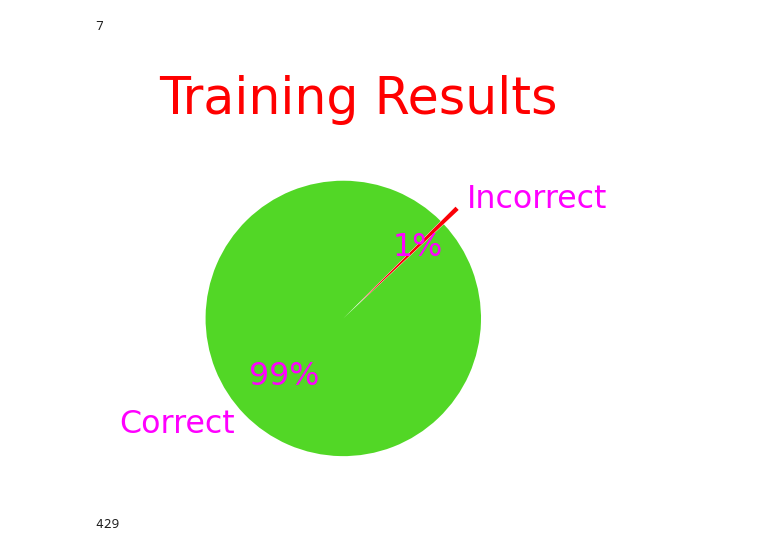
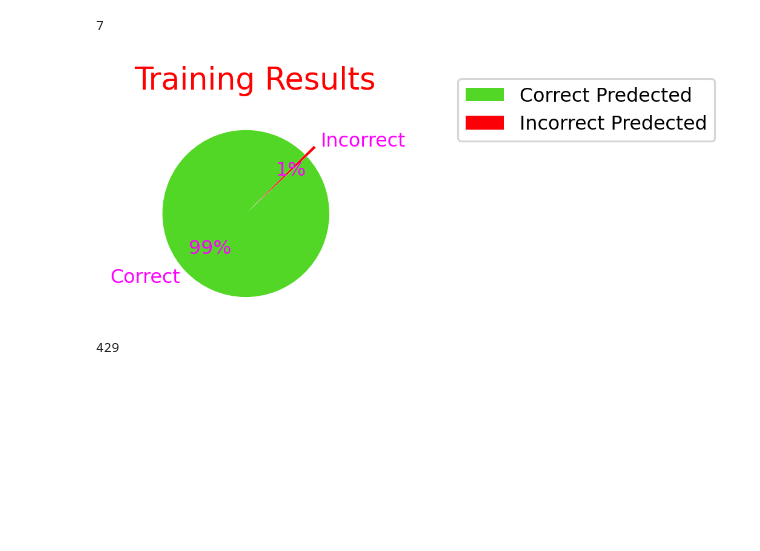
Before and after one commit to Hello49/multiclass, a Jupyter notebook: Model.ipynb, the cells around one changed output. Saved outputs shown, nothing was run; the diff lists cells and outputs as text; code cells hidden in the pictures; blank space fills up the shorter version.

```diff
--- a/Model.ipynb
+++ b/Model.ipynb
@@ -622,13 +624,14 @@ nr_incorrect_train
 # %%
 #pie chart visualisation of Results of Validation data
 size=[nr_correct_train,nr_incorrect_train]
 plt.figure(figsize=(2,2),dpi=228)
 offset = [0.15, 0.00]
 plt.pie(size,labels=["Correct","Incorrect"],textprops={'fontsize':10,'color':'magenta'},startangle=45,autopct='%1.00f%%', explode=offset,colors=["#52D726","#FB0007"])
 plt.title("Training Results",fontdict={"size":16,"color":'red'})
+plt.legend(labels=["Correct Predected","Incorrect Predected"],bbox_to_anchor =(2.75, 1.15))
 plt.show()
 # %% [output]
-[figure, old version]
+[figure, new version]
 # %%
 nr_correct_valid = (y_valid == classifier.predict(X_valid)).sum()
 nr_correct_valid
```
Also changed, not shown: parts of 23 cells of this notebook.
